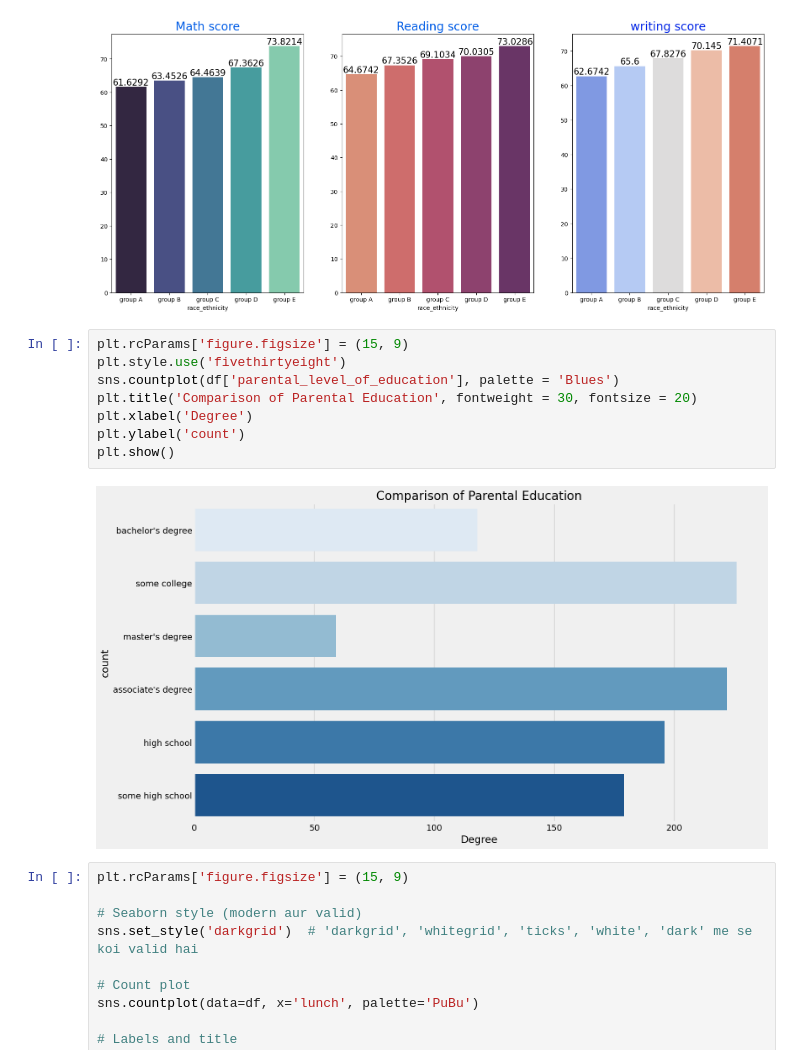
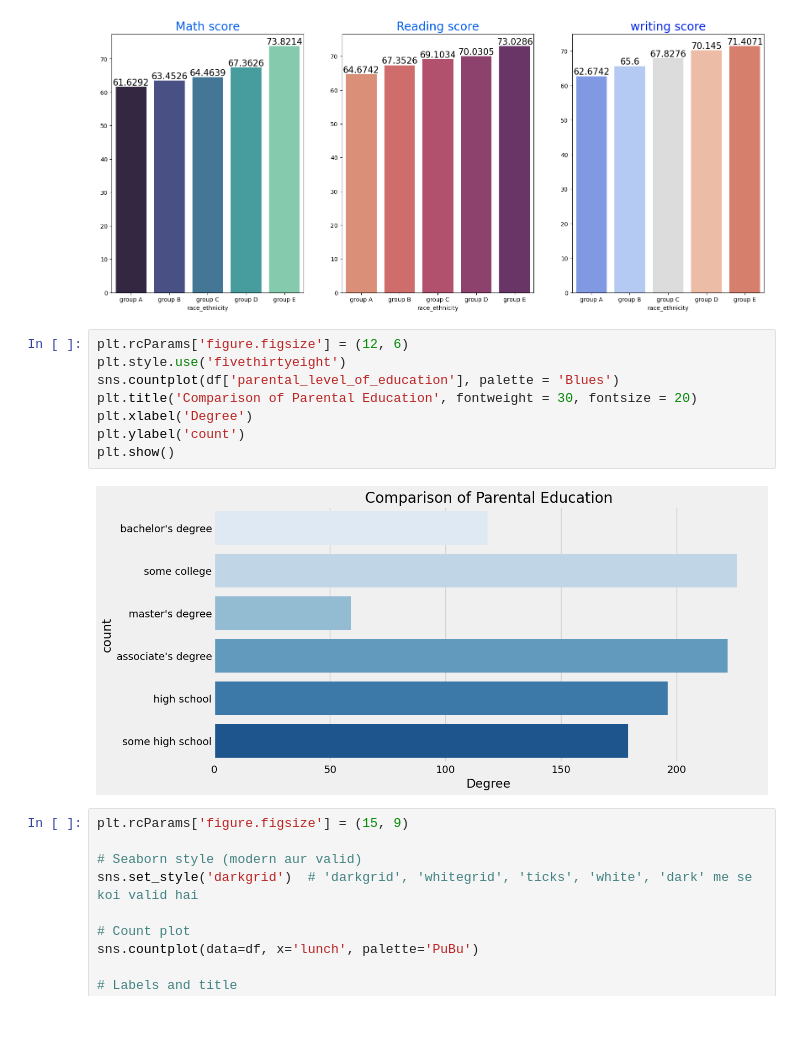
Before and after one commit to Adityajaiswal-2025/mlproject, a Jupyter notebook: notebook/EDA STUDENT PERFORMANCE.IPYNB, the cells around one changed output. Drawn from its saved outputs; the diff is of its cells as text; blank space fills up the shorter version.

```diff
--- a/notebook/EDA STUDENT PERFORMANCE.IPYNB
+++ b/notebook/EDA STUDENT PERFORMANCE.IPYNB
@@ -374,15 +370,15 @@ plt.show()
 # %% [output]
 [figure]
 # %%
-plt.rcParams['figure.figsize'] = (15, 9)
+plt.rcParams['figure.figsize'] = (12, 6)
 plt.style.use('fivethirtyeight')
 sns.countplot(df['parental_level_of_education'], palette = 'Blues')
 plt.title('Comparison of Parental Education', fontweight = 30, fontsize = 20)
 plt.xlabel('Degree')
 plt.ylabel('count')
 plt.show()
 # %% [output]
-[figure, old version]
+[figure, new version]
 # %%
 plt.rcParams['figure.figsize'] = (15, 9)
 
```
Also changed, not shown: parts of 12 cells of this notebook, 5 other files.
